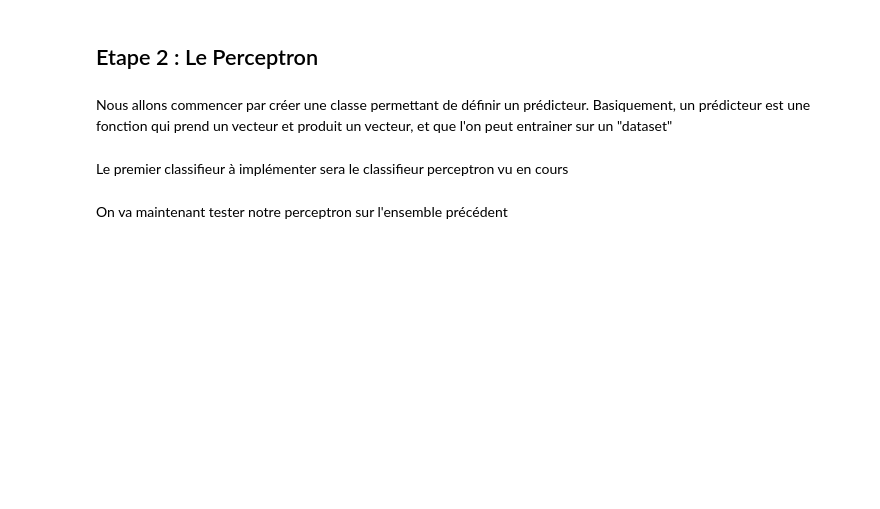
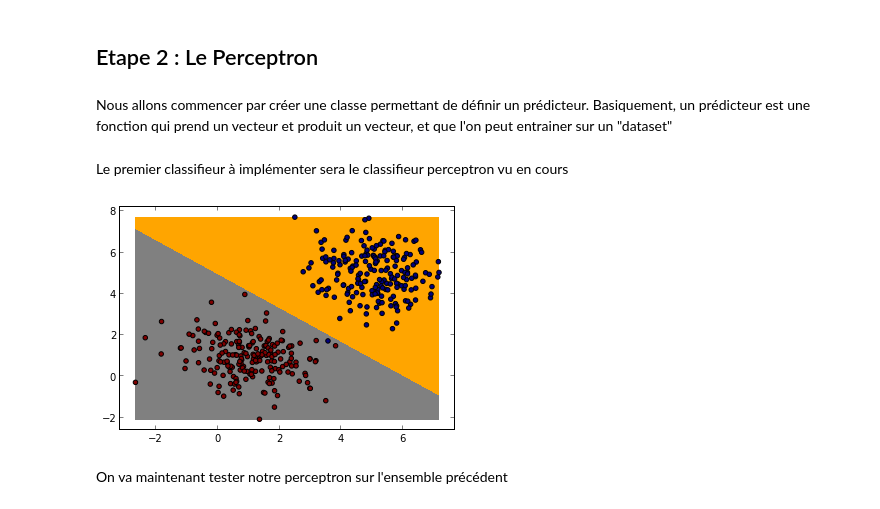
Before and after one commit to amine255/Data_Science_School, a Jupyter notebook: Machine Learning/TP2-Perceptron/TP_AS2-reponses.ipynb, the cells around one changed output. Cells and saved outputs as stored; diff of their text form; code cells hidden in the pictures; blank space fills up the shorter version.

Commit message:
kernel tricks

```diff
--- a/Machine Learning/TP2-Perceptron/TP_AS2-reponses.ipynb
+++ b/Machine Learning/TP2-Perceptron/TP_AS2-reponses.ipynb
@@ -134,7 +124,7 @@ class Predictor:
 
     #Permet de calculer la qualité du système (en classification monolabel). ATTENTION, deux cas: outputDimension==1 et outputDimension>1
     def computeMonolabelAccuracy(self,labeledset):
-        raise NotImplementedError("Please Implement this method")
+       pass
 # %% [markdown]
 Le premier classifieur à implémenter sera le classifieur perceptron vu en cours
 # %%
@@ -198,3 +185,33 @@ class Perceptron():
+# %%
+def kernel(x):
+    n = x.shape[0]
+    return np.hstack((x, np.ones((n, 1))))
+
+trainset = createGaussianDataset(1,1,1,5,5,1,200)
+
+trainset.x = kernel(trainset.x)
+perceptron = Perceptron(0.01, 1000)
+perceptron.train(trainset)
+
+def  plot_frontiere2(x, f, kernel, step=20):
+    mmax = x.max(0)
+    mmin = x.min(0)
+    x1grid , x2grid = np.meshgrid(np.linspace(mmin[0], mmax[0], step),
+                                  np.linspace(mmin[1], mmax[1], step))
+    grid = np.hstack((x1grid.reshape(x1grid.size, 1),
+                      x2grid.reshape(x2grid.size, 1)))
+    # calcul de la prediction pour chaque point de la grille
+    res = np.array([f(kernel(np.array([grid[i,:]]))[0])[0] for i in range(len(grid))])
+    res = res.reshape(x1grid.shape)
+    # tracer des frontieres
+    plt.contourf(x1grid, x2grid, res,
+                 colors=["orange","gray"], levels=[-1000, 0, 1000], linewidth=2)
+
+
+plot_frontiere2(trainset.x, perceptron.predict, kernel)
+plot2DSet(trainset)
+# %% [output]
+[figure, added]
 # %% [markdown]
 On va maintenant tester notre perceptron sur l'ensemble précédent
 # %%
```
Also changed, not shown: parts of 8 cells of this notebook.
